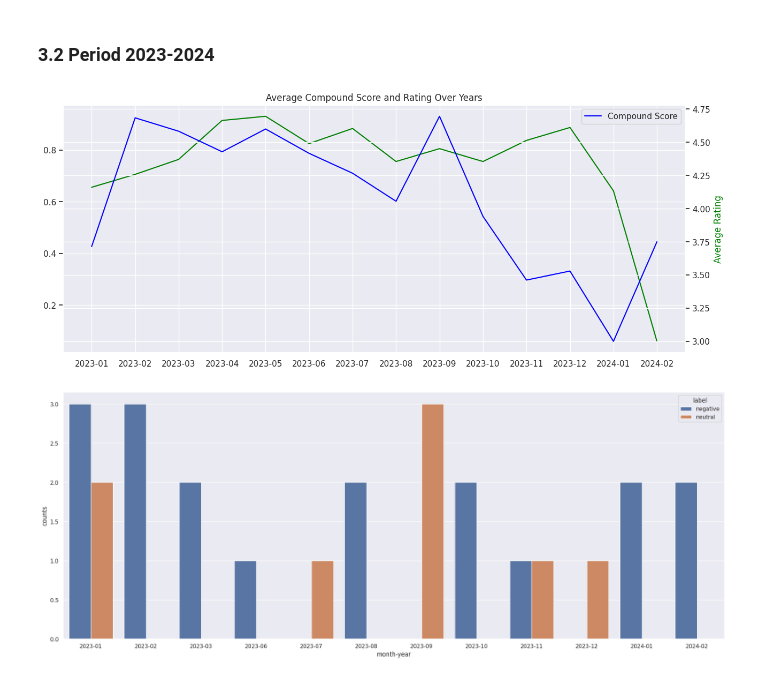
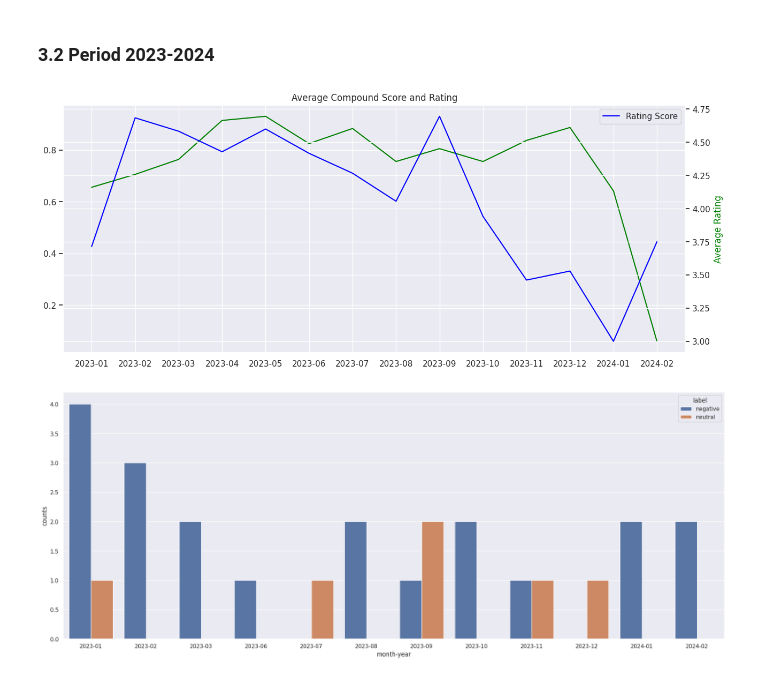
Before and after one commit to natan-matos/sentiment-analysis, a Jupyter notebook: notebooks/01-nm-data-exploration.ipynb, the cells around one changed output. Cells and saved outputs as stored; diff of their text form; code cells hidden in the pictures.

```diff
--- a/notebooks/01-nm-data-exploration.ipynb
+++ b/notebooks/01-nm-data-exploration.ipynb
@@ -156,10 +157,10 @@ for i, row in tqdm(X.iterrows(), total=len(X)):
 vader = pd.DataFrame(res).T
 vader = vader.reset_index()
 vader = vader.merge(df_vader, how='left', on='index')
-vader = vader[['index', 'neg', 'neu', 'pos', 'compound', 'rating', 'comment', 'date']]
+# vader = vader[['index', 'neg', 'neu', 'pos', 'compound', 'rating', 'comment', 'date']]
 # %%
 # define labels
-vader['label'] = vader['compound'].apply( lambda x: 'positive' if x > 0.5 else 'neutral' if x > 0.2 and x < 0.5 else 'negative' )
+vader['label'] = vader['compound'].apply( lambda x: 'positive' if x >= 0.5 else 'neutral' if x > 0.3 and x < 0.5 else 'negative' )
 # %% [markdown]
 ### 2.1.1 Check the model
 # %%
@@ -269,43 +271,43 @@ df1 = vader.copy()
 # filter period
 df1 = df1[ ( df1['date'] > '2023-01-01' ) & ( df1['date'] < '2024-02-18' ) ]
 
 # df_aux1['month'] = df_aux1['date'].dt.month
 df1['month-year'] = df1['date'].dt.to_period('M')
 by_month = df1[['month-year', 'compound', 'rating']].groupby('month-year').mean().reset_index()
 
 # Plotting using Seaborn lineplot
 plt.figure(figsize=(15, 6))
 
 # Plot Compound Score on the primary y-axis
 plt.plot(by_month['month-year'].astype(str), by_month['compound'], label='Compound Score', color='green')
 
 # Create a secondary y-axis for Average Rating
 ax2 = plt.gca().twinx()
-plt.plot(by_month['month-year'].astype(str), by_month['rating'], label='Compound Score', color='blue')
+plt.plot(by_month['month-year'].astype(str), by_month['rating'], label='Rating Score', color='blue')
 
 
 # Set title and labels
-plt.title('Average Compound Score and Rating Over Years')
+plt.title('Average Compound Score and Rating')
 plt.xlabel('month-year')
 
 # Set y-axis labels
 plt.ylabel('Compound Score', color='blue')
 ax2.set_ylabel('Average Rating', color='green')
 
 # Show legend
 plt.legend()
 
 # Show the plot
 plt.show()
 # %% [output]
-[figure, old version]
+[figure, new version]
 # %%
 # labels by year
 df_count = df1.groupby(['month-year', 'label']).size().reset_index(name='counts')
 df_count = df_count[df_count['label'] != 'positive']
 sns.barplot(data=df_count, x='month-year',y='counts', hue='label');
 # %% [output]
-[figure, old version]
+[figure, new version]
 # %%
 # negative and neutral proportion over positive comments
 df_pos = df1[df1['label'] == 'positive']
```
Also changed, not shown: parts of 5 cells of this notebook, 9 other files.
